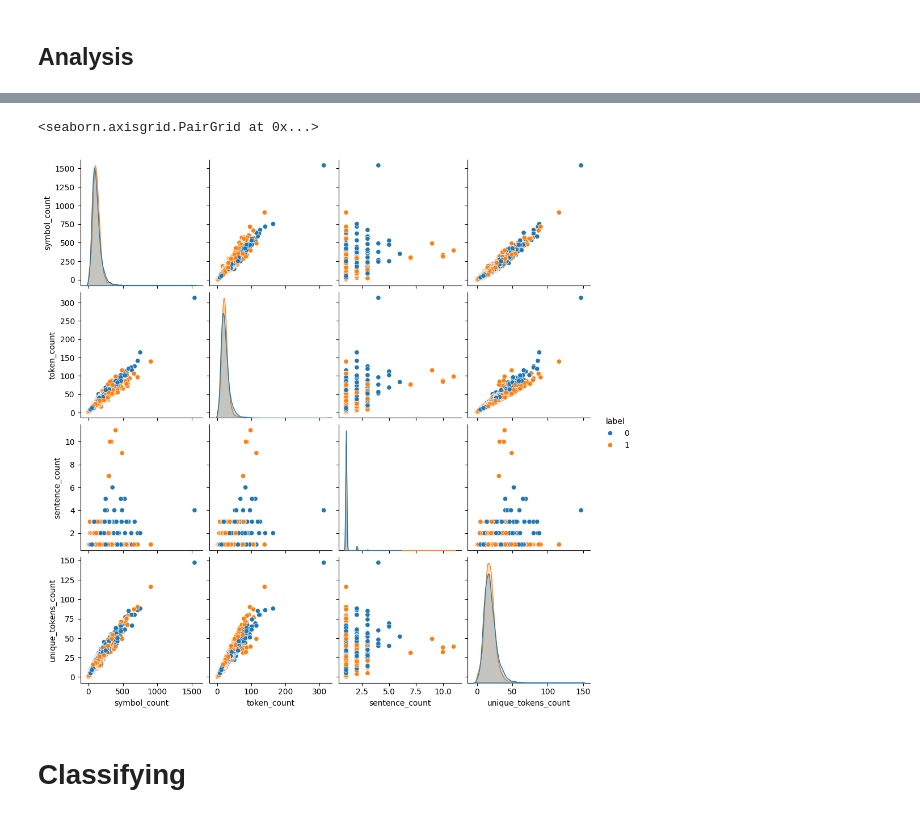
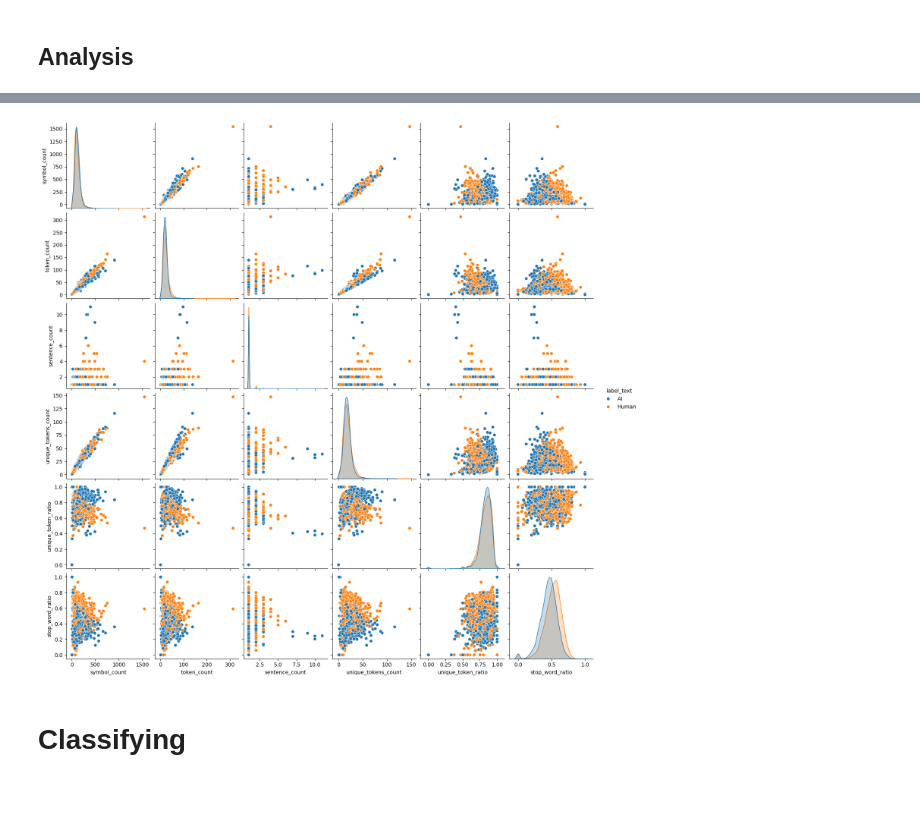
Before and after one commit to WellKnownDedication/Human-vs-AI-essays-classification-and-analysis, a Jupyter notebook: src/notebook.ipynb, the cells around one changed output, grey strips where cells are left out. Saved outputs shown, nothing was run; the diff lists cells and outputs as text; code cells hidden in the pictures.

```diff
--- a/src/notebook.ipynb
+++ b/src/notebook.ipynb
@@ -95,12 +99,17 @@ for _, row in df.iterrows():
         "token_len": len(row.text)/len(doc),
         "sentence_count": len(list(doc.sents)),
         "unique_tokens_count": len(set([t.text for t in doc if not t.is_punct])),
+        "unique_token_ratio": len(set([t.text for t in doc if not t.is_punct])) / len(doc),
+        "stop_word_ratio": len([t for t in doc if t.is_stop]) / len(doc),
         "comma_density": row.text.count(',') / max(len(row.text), 1) * 1000,
         "period_density": row.text.count('.') / max(len(row.text), 1) * 1000
     })
 
 f_df = pd.DataFrame(rows)
 f_df = pd.concat([df['label'].reset_index(drop=True), f_df.reset_index(drop=True)], axis=1)
+
+label_map = {0: "Human", 1: "AI"}
+f_df["label_text"] = f_df["label"].map(label_map)
 # %%
 f_df
 # %% [output]
@@ -151,8 +168,8 @@ sns.histplot(data=f_df, x='token_count', hue='label', kde=True)
 # %%
-sns.pairplot(f_df.drop('vector', axis=1), hue='label', vars=['symbol_count', 'token_count', 'sentence_count', 'unique_tokens_count'])
+g = sns.pairplot(f_df.drop('vector', axis=1), hue='label_text', vars=['symbol_count', 'token_count', 'sentence_count', 'unique_tokens_count',
+                                                             'unique_token_ratio', 'stop_word_ratio'])
 # %% [output]
-<seaborn.axisgrid.PairGrid at 0x...>
-[figure, old version]
+[figure, new version]
 # %% [markdown]
 # Classifying
 # %%
```
Also changed, not shown: parts of 15 cells of this notebook.
